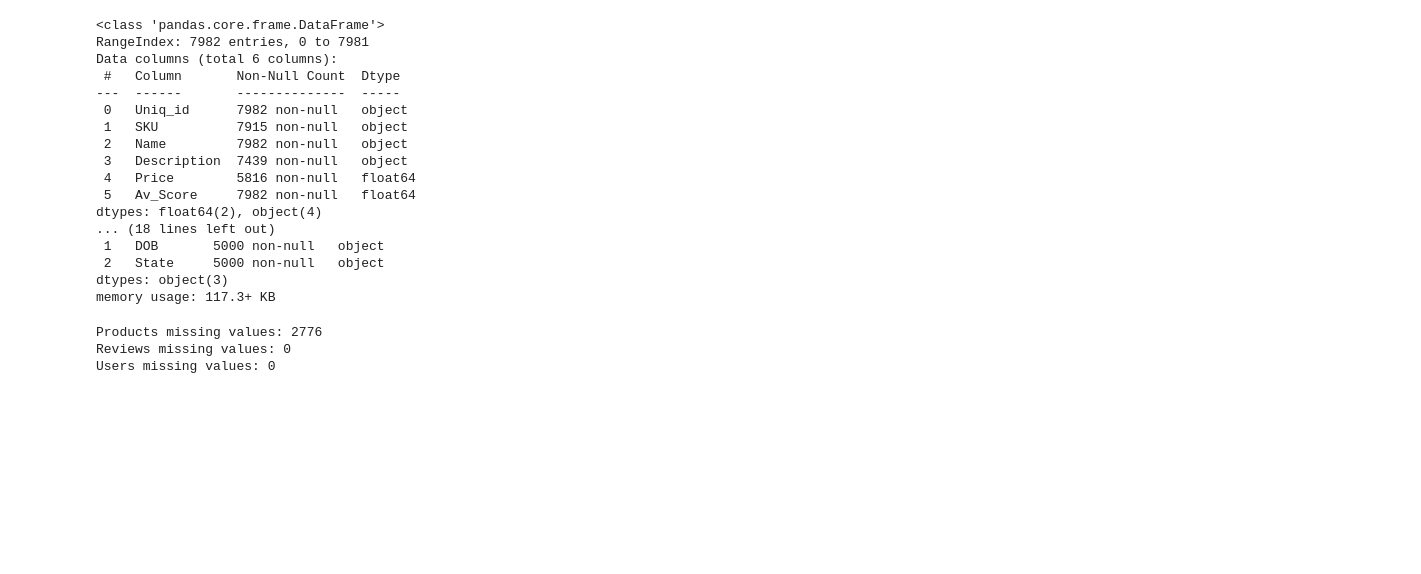
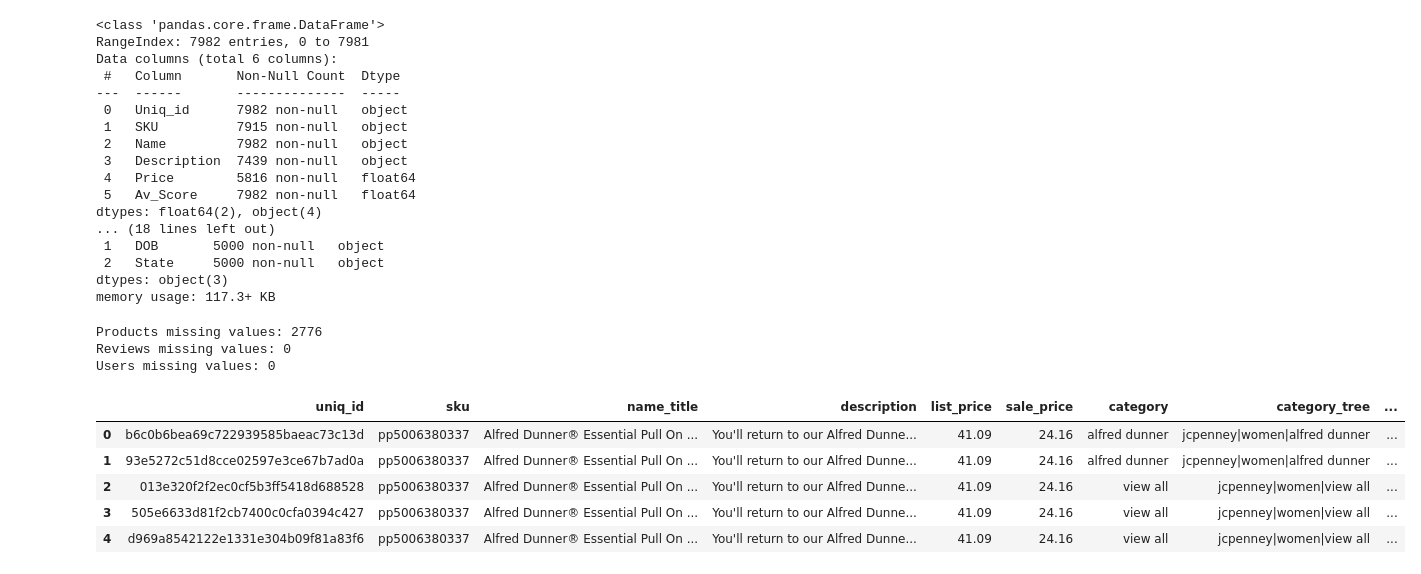
Before and after one commit to jdk8825-beep/3611923_BD2, a Jupyter notebook: finalrd.ipynb, the cells around one changed output. Cells and saved outputs as stored; diff of their text form; code cells hidden in the pictures; blank space fills up the shorter version.

```diff
--- a/finalrd.ipynb
+++ b/finalrd.ipynb
@@ -113,0 +112,36 @@ Users missing values: 0
+# %%
+#importing json file
+import json
+
+json_products = []
+with open("jcpenney_products.json", 'r') as f:
+    for line in f:
+        if line.strip():  #Ensure the line is not empty
+            try:
+                json_products.append(json.loads(line))
+            except json.JSONDecodeError as e:
+                print(f"Error decoding JSON from line: {line.strip()}")
+                print(f"Error: {e}")
+
+json_reviewers = []
+with open("jcpenney_reviewers.json", 'r') as f:
+    for line in f:
+        if line.strip(): #Ensure the line is not empty
+            try:
+                json_reviewers.append(json.loads(line))
+            except json.JSONDecodeError as e:
+                print(f"Error decoding JSON from line: {line.strip()}")
+                print(f"Error: {e}")
+# %%
+#Converting JSON data into DataFrames for analysis.
+
+json_products_df=pd.DataFrame(json_products)
+json_reviewers_df=pd.DataFrame(json_reviewers)
+json_products_df.head()
+# %% [output]
+|  | uniq_id | sku | name_title | description | list_price | sale_price | category | category_tree | ... |
+| 0 | b6c0b6bea69c722939585baeac73c13d | pp5006380337 | Alfred Dunner® Essential Pull On ... | You'll return to our Alfred Dunne... | 41.09 | 24.16 | alfred dunner | jcpenney|women|alfred dunner | ... |
+| 1 | 93e5272c51d8cce02597e3ce67b7ad0a | pp5006380337 | Alfred Dunner® Essential Pull On ... | You'll return to our Alfred Dunne... | 41.09 | 24.16 | alfred dunner | jcpenney|women|alfred dunner | ... |
+| 2 | 013e320f2f2ec0cf5b3ff5418d688528 | pp5006380337 | Alfred Dunner® Essential Pull On ... | You'll return to our Alfred Dunne... | 41.09 | 24.16 | view all | jcpenney|women|view all | ... |
+| 3 | 505e6633d81f2cb7400c0cfa0394c427 | pp5006380337 | Alfred Dunner® Essential Pull On ... | You'll return to our Alfred Dunne... | 41.09 | 24.16 | view all | jcpenney|women|view all | ... |
+| 4 | d969a8542122e1331e304b09f81a83f6 | pp5006380337 | Alfred Dunner® Essential Pull On ... | You'll return to our Alfred Dunne... | 41.09 | 24.16 | view all | jcpenney|women|view all | ... |
```
Also changed, not shown: parts of 23 cells of this notebook.
